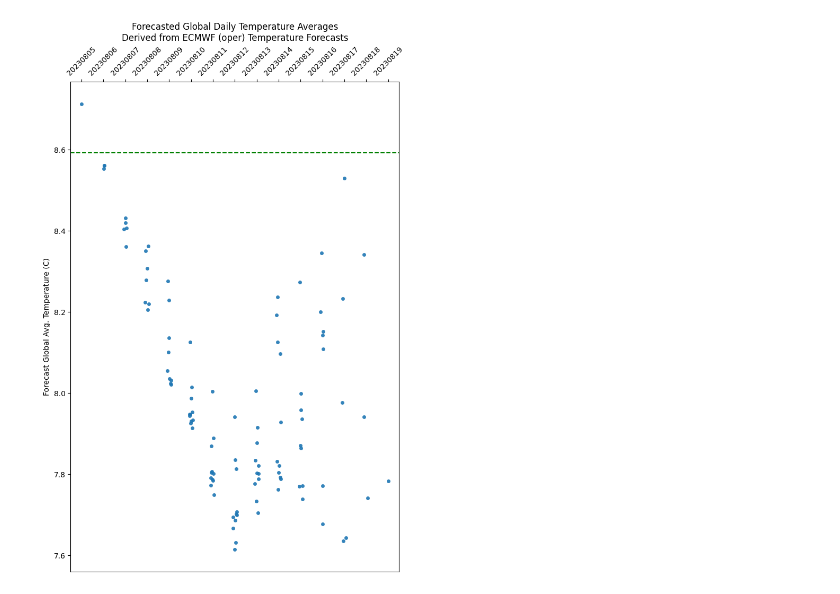
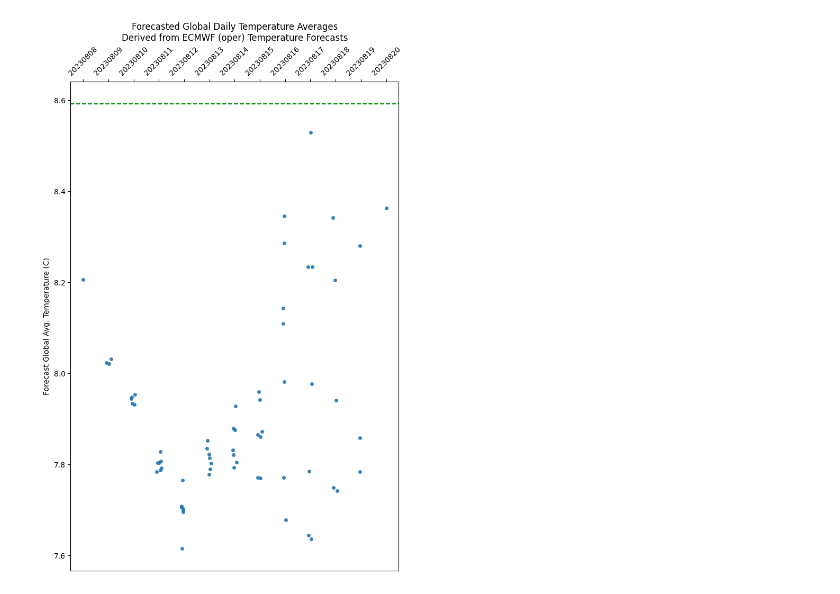
Before and after one commit to JRPdata/hot-july, a Jupyter notebook: ecmwf/ecmwf.ipynb, the cells around one changed output. Drawn from its saved outputs; the diff is of its cells as text; code cells hidden in the pictures.

```diff
--- a/ecmwf/ecmwf.ipynb
+++ b/ecmwf/ecmwf.ipynb
@@ -233,33 +233,33 @@ def graph_strip_plot(forecast, record):
 
 forecast = {}
 # exclude forecasts (base date) older than this day, or set to None for ALL
-min_forecast_day = "2023-08-01"
+min_forecast_day = "2023-08-08"
 
 # append all the (valid forecast) days' data from all (base day) forecasts
 for base_date_short, complete_day_average in complete_day_averages.items():
     # each forecast has a set of forecast dates
     # use if want to prune old forecasts
     base_day = short_str_to_date(base_date_short)
 
     # Date to compare in the format YYYY-MM-DD
     if min_forecast_day:
         compare_day = datetime.strptime(min_forecast_day, "%Y-%m-%d")
     else:
         compare_day = None
 
     # Compare the dates
     if not compare_day or compare_day <= base_day:
         for valid_day, forecast_average in complete_day_average.items():
             day_str = valid_day
             if day_str not in forecast:
                 forecast[day_str] = []
             temps = forecast[day_str]
             temps.append(forecast_average)
             forecast[day_str] = temps
 
 #print(forecast)
 # CFSR record was on August 2. GEFS forecast from previous day was 8.592
 record = 8.592
 graph_strip_plot(forecast, record)
 # %% [output]
-[figure, old version]
+[figure, new version]
```
Also changed, not shown: parts of 1 cell of this notebook, 4 other files.
